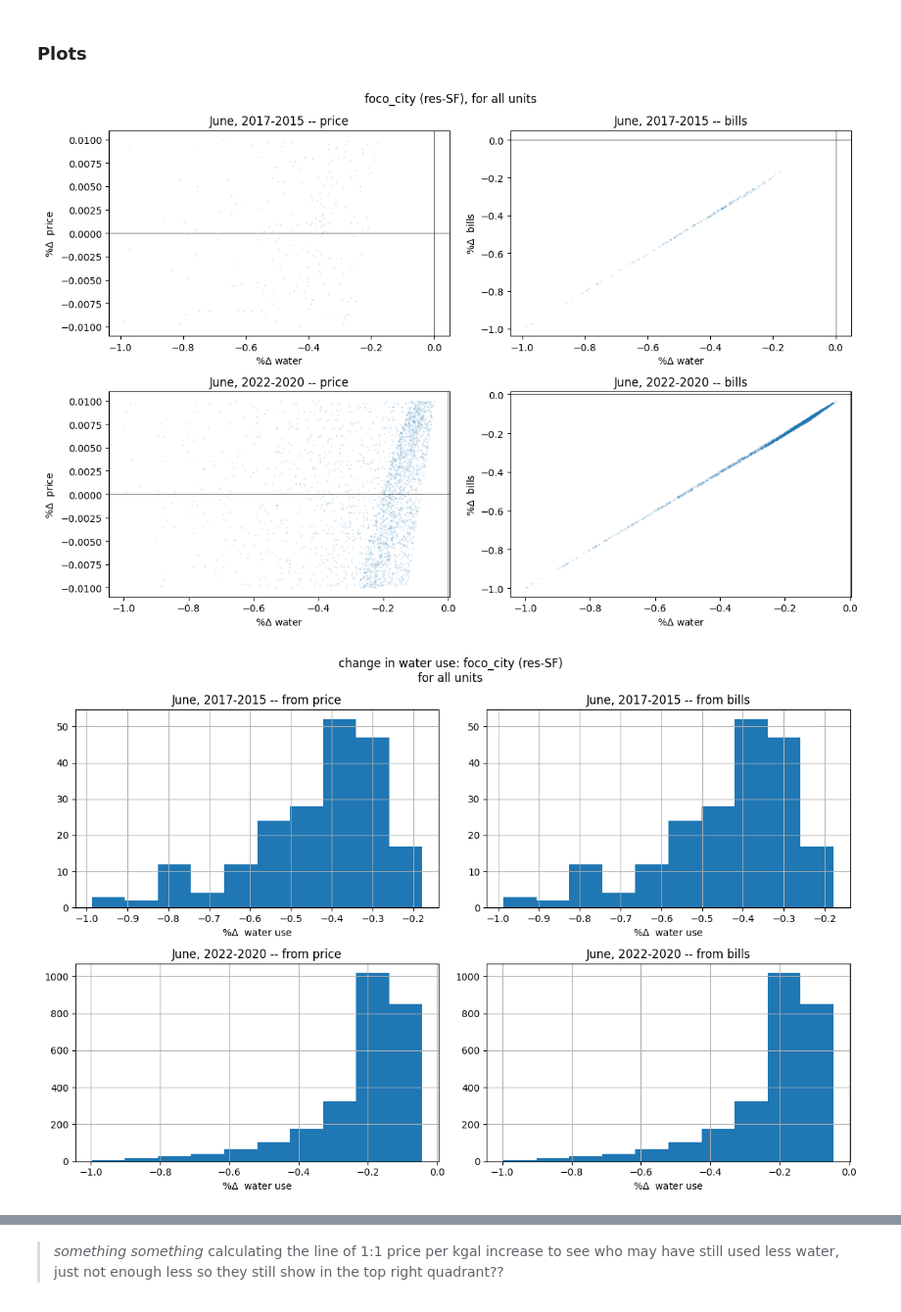
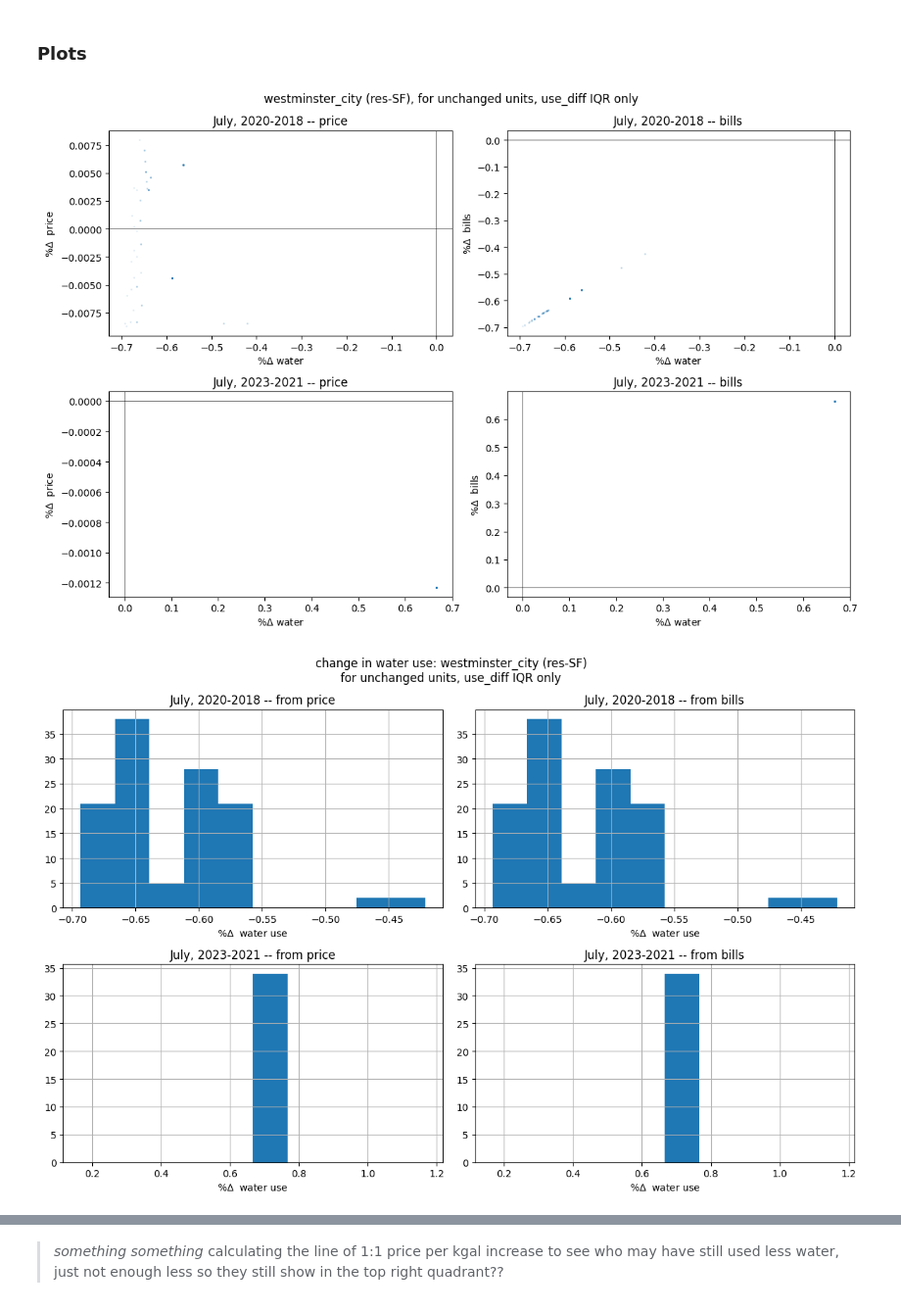
Before and after one commit to jade-fp/hub-gra-cwcb-rates, a Jupyter notebook: analysis_new.ipynb, the cells around one changed output, grey strips where cells are left out. Shown at 98% size. Cells and saved outputs as stored; diff of their text form; code cells hidden in the pictures.

```diff
--- a/analysis_new.ipynb
+++ b/analysis_new.ipynb
@@ -1272,7 +1272,7 @@ def fxn_usage_filter(provider,group=[],category=[],time_endcaps_only=False,dropn
 # %% [markdown]
 ## Define key variables
 # %%
-sel_provider = 'foco_city'
+sel_provider = 'westminster_city' # 'foco_city'
 sel_category = 'res-SF'
 # %% [markdown]
 ## Rates Plot
@@ -1901,7 +1902,7 @@ def fxn_elasticity(data_use:pd.DataFrame,data_bills:pd.DataFrame,
             end = compare['dates'][i]['end']
             try:
                 use = use.loc[:,[start,end]]
-                if filter_out_change_in_units and units:
+                if filter_out_change_in_units:
                     units = units.loc[:,[int(start[:4]),int(end[:4])]]
             except:
                 print('At least one of the chosen dates for comparison was not found in the provided data_use table. Select a different date or expand the range of columns in data_use.')
@@ -1909,7 +1910,7 @@ def fxn_elasticity(data_use:pd.DataFrame,data_bills:pd.DataFrame,
             start = use.columns[0].strftime('%Y-%m-%d')
             end = use.columns[1].strftime('%Y-%m-%d')
 
-        if filter_out_change_in_units and units:
+        if filter_out_change_in_units:
             units_check = units[units.iloc[:,0]==units.iloc[:,1]]
             use = use.loc[units_check.index]
 
@@ -2082,20 +2083,22 @@ def fxn_elasticity(data_use:pd.DataFrame,data_bills:pd.DataFrame,
 # display(use.shape)
 # price.shape
 # %%
+sel_month = '07'
 fxn_elasticity(data_use=fxn_usage_filter(sel_provider,category=[sel_category]),#,time_endcaps_only=False,year_start=2018,year_end=2020,month=6),
                data_bills=df_bills,
                compare={
                    'y_data': ['price','bills']
                    ,
-                   'dates': [{'start':'2015-06-01','end':'2017-06-01'},{'start':'2020-06-01','end':'2022-06-01'}]
+                   'dates': [{'start':f'2018-{sel_month}-01','end':f'2020-{sel_month}-01'},{'start':f'2021-{sel_month}-01','end':f'2023-{sel_month}-01'}] # westminster
+                #    'dates': [{'start':'2014-01-01','end':'2016-01-01'},{'start':'2023-01-01','end':'2025-01-01'}] # foco
                },
-            #    remove_use_diff_outliers=True,
-            #    filter_out_change_in_units=True,
-               price_diff_bound=0.01,
+               remove_use_diff_outliers=True,
+               filter_out_change_in_units=True,
+            #    price_diff_bound=0.01,
                show_plots=True,
                investigate=None,
                elas_IQR=True,
                ret_elas_df=False)
 # %% [output]
-[figure, old version]
+[figure, new version]
-[figure, old version]
+[figure, new version]
```
Also changed, not shown: parts of 12 cells of this notebook.
